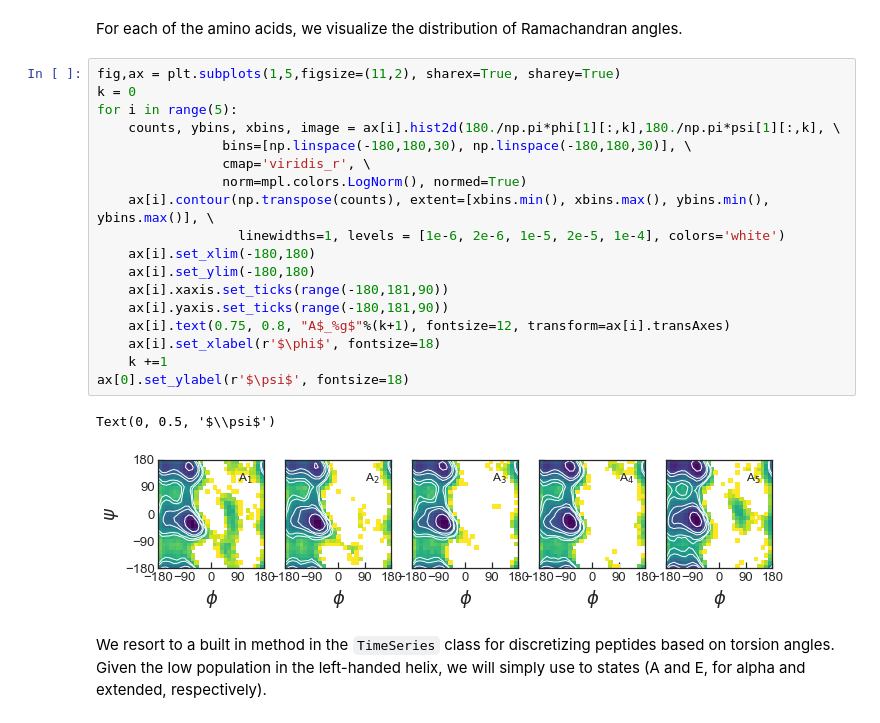
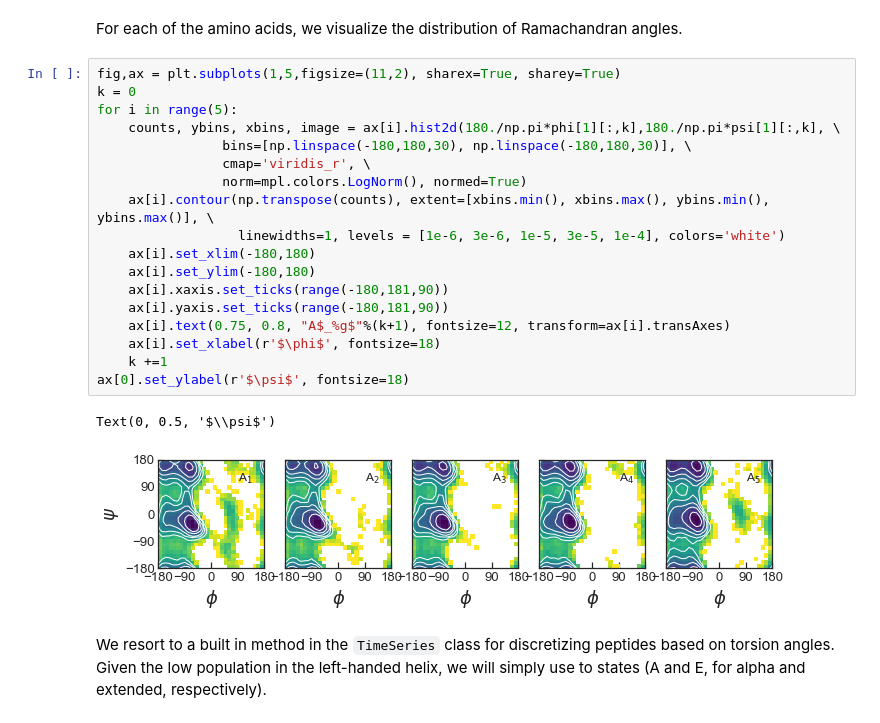
Before and after one commit to BioKT/MasterMSM, a Jupyter notebook: examples/alanine_pentapeptide/ala_pentapeptide.ipynb, the cells around one changed output. Saved outputs shown, nothing was run; the diff lists cells and outputs as text.

````diff
--- a/examples/alanine_pentapeptide/ala_pentapeptide.ipynb
+++ b/examples/alanine_pentapeptide/ala_pentapeptide.ipynb
@@ -33,24 +33,24 @@ For each of the amino acids, we visualize the distribution of Ramachandran angle
 # %%
 fig,ax = plt.subplots(1,5,figsize=(11,2), sharex=True, sharey=True)
 k = 0
 for i in range(5):
     counts, ybins, xbins, image = ax[i].hist2d(180./np.pi*phi[1][:,k],180./np.pi*psi[1][:,k], \
                 bins=[np.linspace(-180,180,30), np.linspace(-180,180,30)], \
                 cmap='viridis_r', \
                 norm=mpl.colors.LogNorm(), normed=True)
     ax[i].contour(np.transpose(counts), extent=[xbins.min(), xbins.max(), ybins.min(), ybins.max()], \
-                  linewidths=1, levels = [1e-6, 2e-6, 1e-5, 2e-5, 1e-4], colors='white')
+                  linewidths=1, levels = [1e-6, 3e-6, 1e-5, 3e-5, 1e-4], colors='white')
     ax[i].set_xlim(-180,180)
     ax[i].set_ylim(-180,180)
     ax[i].xaxis.set_ticks(range(-180,181,90))
     ax[i].yaxis.set_ticks(range(-180,181,90))
     ax[i].text(0.75, 0.8, "A$_%g$"%(k+1), fontsize=12, transform=ax[i].transAxes)
     ax[i].set_xlabel(r'$\phi$', fontsize=18)
     k +=1
 ax[0].set_ylabel(r'$\psi$', fontsize=18)
 # %% [output]
 Text(0, 0.5, '$\\psi$')
-[figure, old version]
+[figure, new version]
 # %% [markdown]
 We resort to a built in method in the ```TimeSeries``` class for discretizing peptides based on torsion angles. Given the low population in the left-handed helix, we will simply use to states (A and E, for alpha and extended, respectively).
 # %%
````
Also changed, not shown: parts of 3 cells of this notebook.
